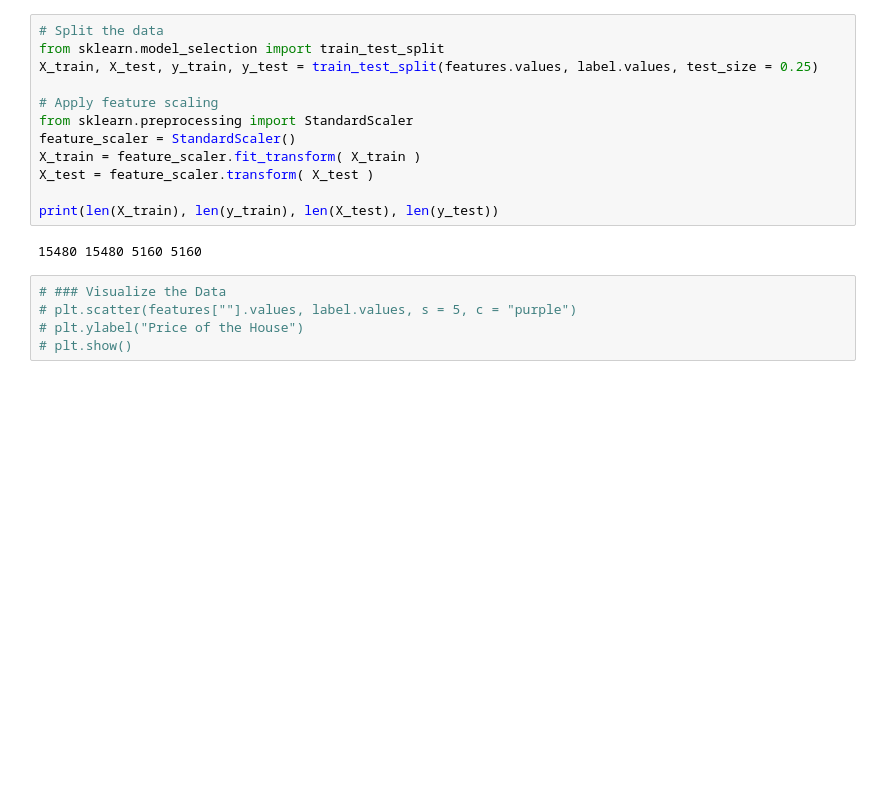
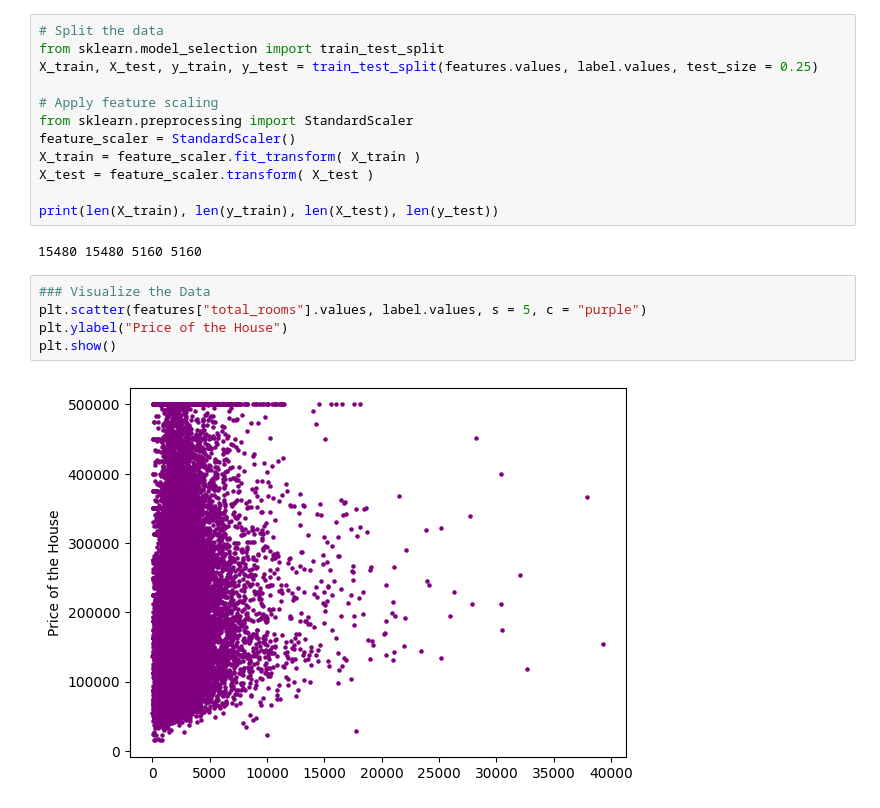
Before and after one commit to MarcDagher/Machine-Learning-Practice, a Jupyter notebook: Regression/Housing Prices/regression_models.ipynb, the cells around one changed output. Cells and saved outputs as stored; diff of their text form; blank space fills up the shorter version.

```diff
--- a/Regression/Housing Prices/regression_models.ipynb
+++ b/Regression/Housing Prices/regression_models.ipynb
@@ -70,10 +85,12 @@ print(len(X_train), len(y_train), len(X_test), len(y_test))
 # %% [output]
 15480 15480 5160 5160
 # %%
-# ### Visualize the Data
-# plt.scatter(features[""].values, label.values, s = 5, c = "purple")
-# plt.ylabel("Price of the House")
-# plt.show()
+### Visualize the Data
+plt.scatter(features["total_rooms"].values, label.values, s = 5, c = "purple")
+plt.ylabel("Price of the House")
+plt.show()
+# %% [output]
+[figure, added]
 # %%
 ### Build Multiple Linear Regressor
 from sklearn.linear_model import LinearRegression
```
Also changed, not shown: parts of 7 cells of this notebook, 1 other file.
